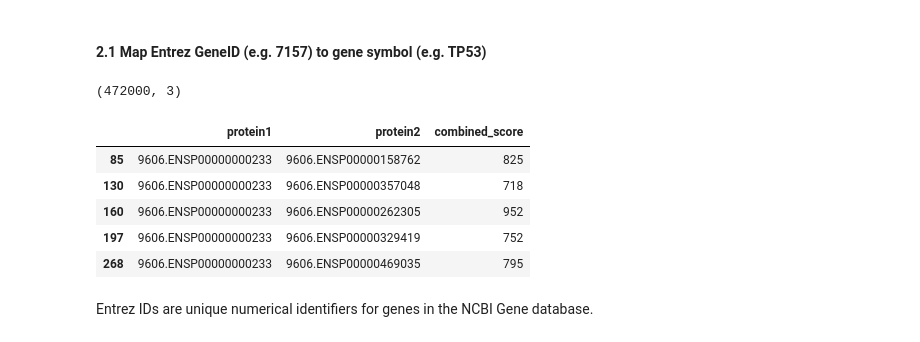
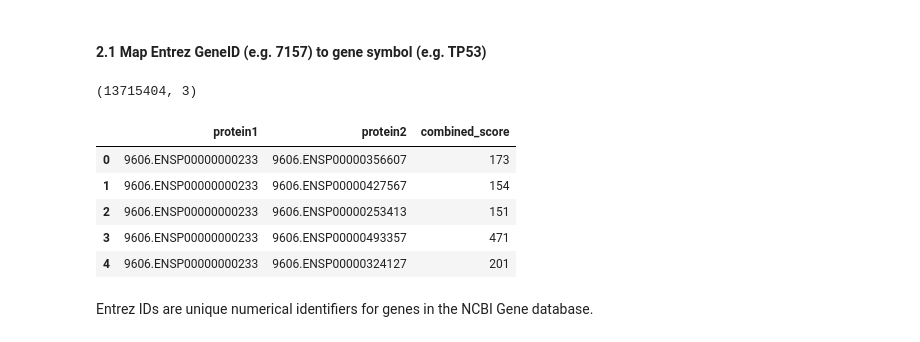
Before and after one commit to wookyung-lee/Network-based-analysis-of-breast-cancer-therapy-resistance, a Jupyter notebook: main.ipynb, the cells around one changed output. Saved outputs shown, nothing was run; the diff lists cells and outputs as text; code cells hidden in the pictures.

```diff
--- a/main.ipynb
+++ b/main.ipynb
@@ -50,20 +50,20 @@ filtered_genes.head()
 # %% [markdown]
 #### 2.1 Map Entrez GeneID (e.g. 7157) to gene symbol (e.g. TP53)
 # %%
-combined_score_threshold = 700 # arbitrarily set
+# combined_score_threshold = 700 # arbitrarily set
 links = pd.read_csv("step2/9606.protein.links.v12.0.txt", sep=" ")
-links = links[links["combined_score"] > combined_score_threshold]
+# links = links[links["combined_score"] > combined_score_threshold]
 
 print(links.shape)
 links.head()
 # %% [output]
-(472000, 3)
+(13715404, 3)
 |  | protein1 | protein2 | combined_score |
-| 85 | 9606.ENSP00000000233 | 9606.ENSP00000158762 | 825 |
-| 130 | 9606.ENSP00000000233 | 9606.ENSP00000357048 | 718 |
-| 160 | 9606.ENSP00000000233 | 9606.ENSP00000262305 | 952 |
-| 197 | 9606.ENSP00000000233 | 9606.ENSP00000329419 | 752 |
-| 268 | 9606.ENSP00000000233 | 9606.ENSP00000469035 | 795 |
+| 0 | 9606.ENSP00000000233 | 9606.ENSP00000356607 | 173 |
+| 1 | 9606.ENSP00000000233 | 9606.ENSP00000427567 | 154 |
+| 2 | 9606.ENSP00000000233 | 9606.ENSP00000253413 | 151 |
+| 3 | 9606.ENSP00000000233 | 9606.ENSP00000493357 | 471 |
+| 4 | 9606.ENSP00000000233 | 9606.ENSP00000324127 | 201 |
 # %% [markdown]
 Entrez IDs are unique numerical identifiers for genes in the NCBI Gene database.
 # %%
```
Also changed, not shown: parts of 8 cells of this notebook.
